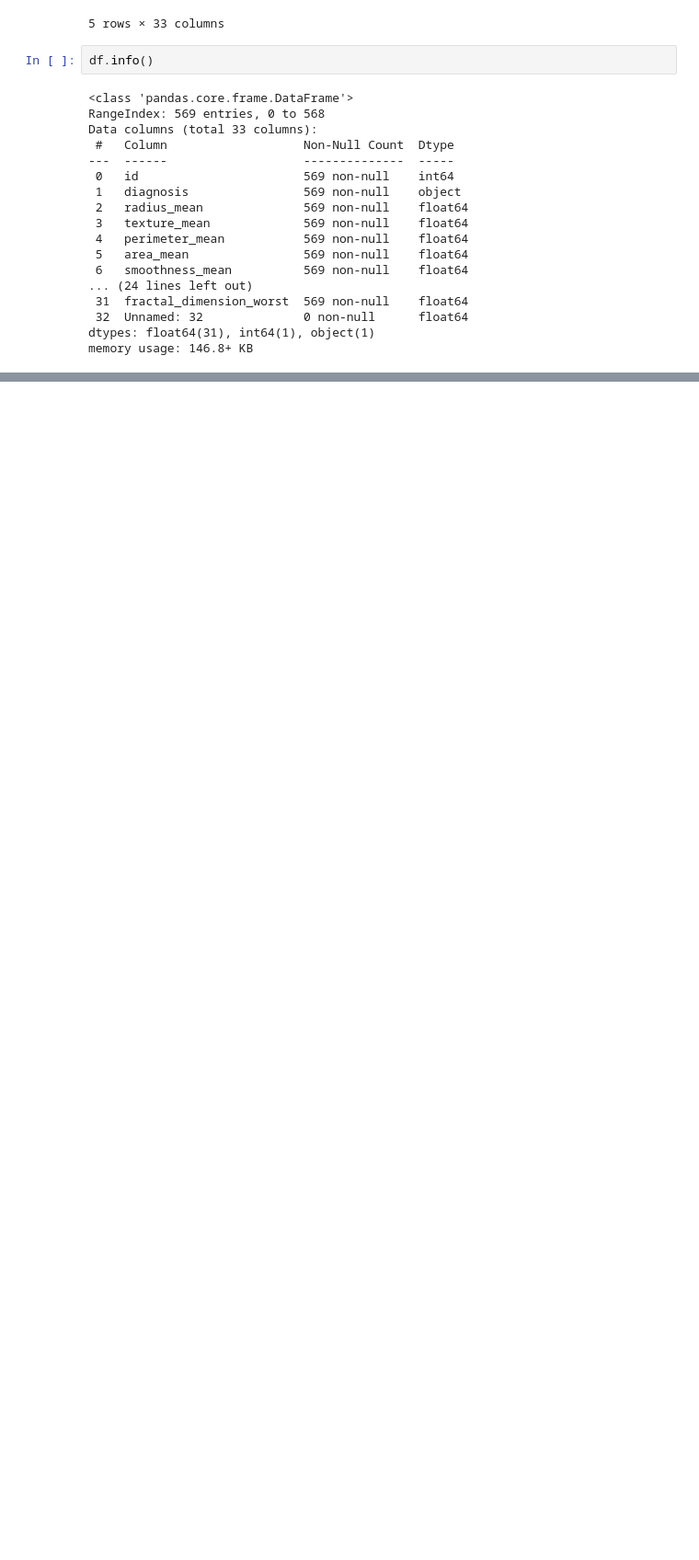
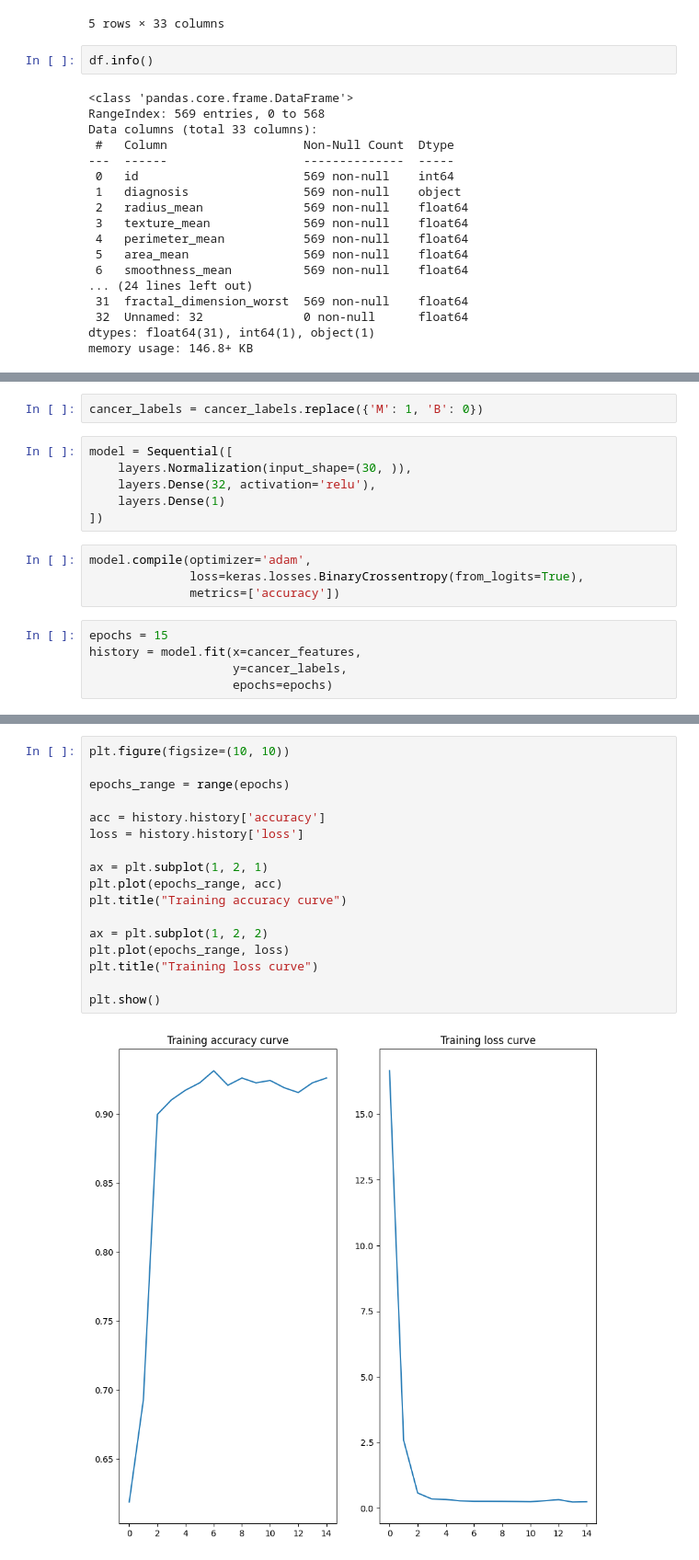
Before and after one commit to Arup3201/Breast-Cancer-Prediction-Tensorflow, a Jupyter notebook: breast_cancer_prediction.ipynb, the cells around one changed output, grey strips where cells are left out. Shown at 92% size. Saved outputs shown, nothing was run; the diff lists cells and outputs as text; blank space fills up the shorter version.

```diff
--- a/breast_cancer_prediction.ipynb
+++ b/breast_cancer_prediction.ipynb
@@ -58,0 +119,17 @@ memory usage: 146.8+ KB
+# %%
+cancer_labels = cancer_labels.replace({'M': 1, 'B': 0})
+# %%
+model = Sequential([
+    layers.Normalization(input_shape=(30, )),
+    layers.Dense(32, activation='relu'),
+    layers.Dense(1)
+])
+# %%
+model.compile(optimizer='adam',
+              loss=keras.losses.BinaryCrossentropy(from_logits=True),
+              metrics=['accuracy'])
+# %%
+epochs = 15
+history = model.fit(x=cancer_features,
+                    y=cancer_labels,
+                    epochs=epochs)
@@ -58,0 +154,19 @@ memory usage: 146.8+ KB
+# %%
+plt.figure(figsize=(10, 10))
+
+epochs_range = range(epochs)
+
+acc = history.history['accuracy']
+loss = history.history['loss']
+
+ax = plt.subplot(1, 2, 1)
+plt.plot(epochs_range, acc)
+plt.title("Training accuracy curve")
+
+ax = plt.subplot(1, 2, 2)
+plt.plot(epochs_range, loss)
+plt.title("Training loss curve")
+
+plt.show()
+# %% [output]
+[figure, added]
```
Also changed, not shown: parts of 9 cells of this notebook.
